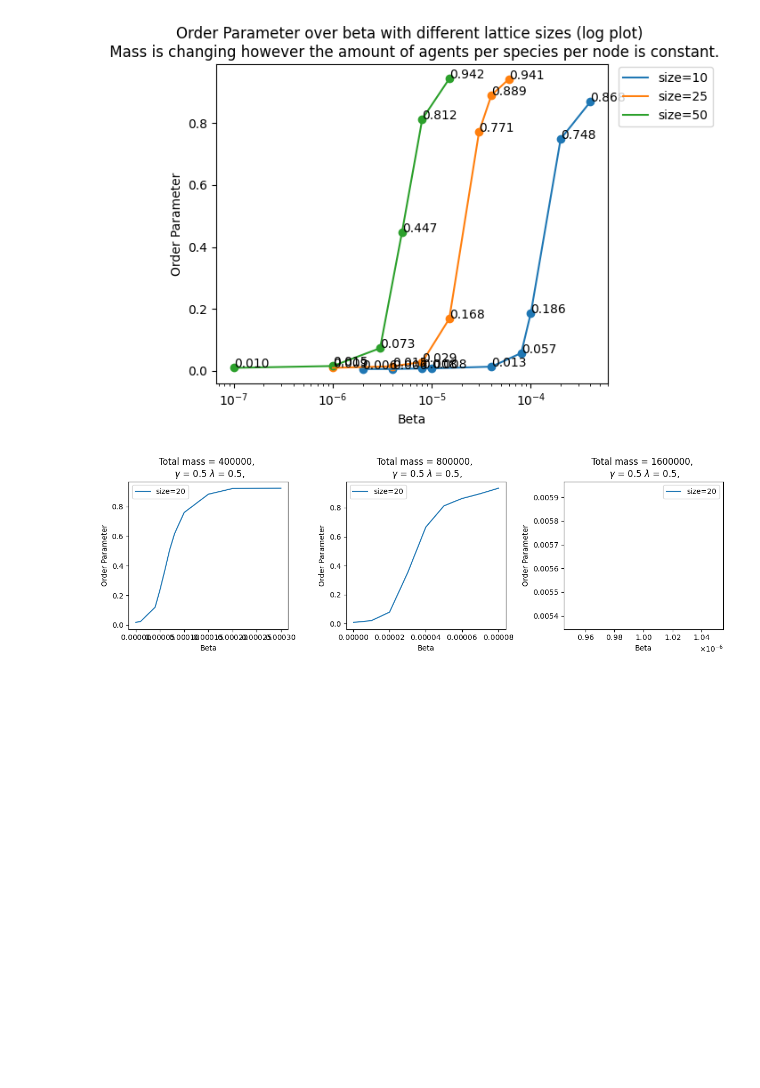
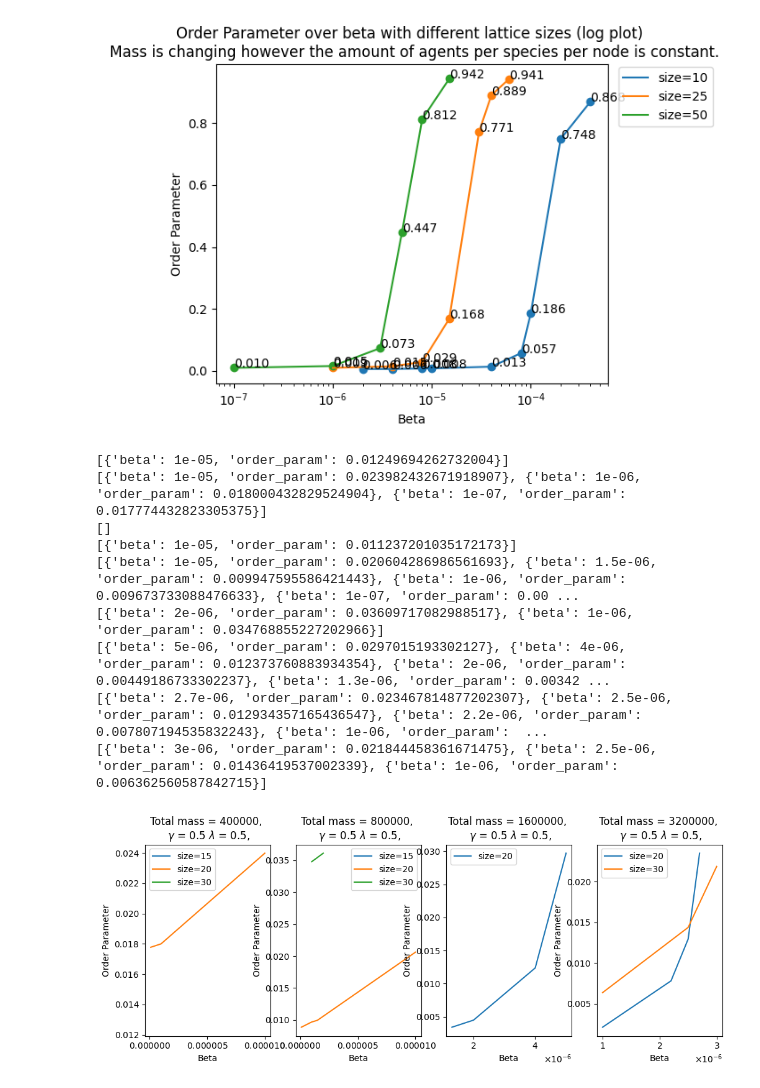
Before and after one commit to yustarandomname/territories-in-three-dimensions, a Jupyter notebook: plot-data/orderparams.ipynb, the cells around one changed output. Cells and saved outputs as stored; diff of their text form; code cells hidden in the pictures; blank space fills up the shorter version.

Commit message:
added data

```diff
--- a/plot-data/orderparams.ipynb
+++ b/plot-data/orderparams.ipynb
@@ -356,8 +356,45 @@ total_masses_data = {
         "1600000": {
             "lattice_sizes": {
                 "20": [
-                    {"beta": 1e-6, "order_param": 0.00565529881447463},
+                    {"beta": 2e-5, "order_param": 0.9343744015008897},
+                    {"beta": 1.5e-5, "order_param": 0.9141076967739856},
+                    {"beta": 1.3e-5, "order_param": 0.8694104011755375},
+                    {"beta": 1e-5, "order_param": 0.7007403131820791},
+                    {"beta": 8e-6, "order_param": 0.4341876854900345},
+                    {"beta": 7e-6, "order_param": 0.28066524378251206},
+                    {"beta": 6e-6, "order_param": 0.08939656822593903},
+                    {"beta": 5e-6, "order_param": 0.0297015193302127},
+                    {"beta": 4e-6, "order_param": 0.012373760883934354},
+                    {"beta": 2e-6, "order_param": 0.00449186733302237},
+                    {"beta": 1.3e-6, "order_param": 0.0034209574672494775},
                 ]
+            }
+        },
+        "3200000": {
+            "lattice_sizes": {
+                "20": [
+                    {"beta": 1e-5, "order_param": 0.934957603707335},
+                    {"beta": 8e-6, "order_param": 0.9189923314468369},
+                    {"beta": 7e-6, "order_param": 0.8907021732624344},
+                    {"beta": 6e-6, "order_param": 0.8073116680315979},
+                    {"beta": 5e-6, "order_param": 0.7207443904119935},
+                    {"beta": 4e-6, "order_param": 0.4539445901114034},
+                    {"beta": 3.5e-6, "order_param": 0.23593703357488566},
+                    {"beta": 3e-6, "order_param": 0.055712714658219545},
+                    {"beta": 2.7e-6, "order_param": 0.023467814877202307},
+                    {"beta": 2.5e-6, "order_param": 0.012934357165436547},
+                    {"beta": 2.2e-6, "order_param": 0.007807194535832243},
+                    {"beta": 1e-6, "order_param": 0.002119511012651048},
+                ],
+                "30": [
+                    {"beta": 1e-5, "order_param": 0.8822246569718766},
+                    {"beta": 8e-6, "order_param": 0.7652629224007588},
+                    {"beta": 7e-6, "order_param": 0.6579431757952714},
+                    {"beta": 6e-6, "order_param": 0.4787635107065011},
+                    {"beta": 3e-6, "order_param": 0.021844458361671475},
+                    {"beta": 2.5e-6, "order_param": 0.01436419537002339},
+                    {"beta": 1e-6, "order_param": 0.006362560587842715},
+                ],
             }
         },
     },
@@ -383,49 +420,54 @@ lambda_gamma_data = {
 }
 
 
-fig, ax = plt.subplots(1, 3, figsize=(12, 4))
+fig, ax = plt.subplots(1, 4, figsize=(12, 4))
 
 for index, param in enumerate(total_masses_data["total_masses"]):
     masses = total_masses_data["total_masses"][param]
 
     for sizes in masses["lattice_sizes"]:
-        data = masses["lattice_sizes"][sizes]
+        data_raw = masses["lattice_sizes"][sizes]
+        data = list(filter(lambda x: x["order_param"] < 0.05, data_raw))
+        print(data)
+
         betas = [d["beta"] for d in data]
         order_params = [d["order_param"] for d in data]
 
-        if sizes == "20":
-            ax[index].plot(betas, order_params, label="size=" + str(sizes))
-            # ax[index].scatter(x=betas, y=order_params)
-            ax[index].legend()
-
-            # for i in range(len(betas)):
-            # ax[index].annotate(
-            # str(order_params[i])[:5], (betas[i], order_params[i])
-            # )
+        ax[index].plot(betas, order_params, label="size=" + str(sizes))
+        ax[index].legend()
 
     ax[index].title.set_text(
         "Total mass = " + str(param) + ", \n $\gamma$ = 0.5 $\lambda$ = 0.5, "
     )
     ax[index].xaxis.set_major_formatter(formatter)
     ax[index].set_ylabel("Order Parameter")
     ax[index].set_xlabel("Beta")
 
 
 # for param in lambda_gamma_data["data"]:
 #     betas = [d["beta"] for d in lambda_gamma_data["data"]]
 #     order_params = [d["order_param"] for d in lambda_gamma_data["data"]]
 
 #     for i in range(len(betas)):
 #         ax[2].annotate(str(order_params[i])[:5], (betas[i], order_params[i]))
 
 #     ax[2].plot(betas, order_params, label="total_mass=" + str(param))
 #     ax[2].scatter(x=betas, y=order_params)
 #     ax[2].title.set_text("Total Mass = 400000, \n $\gamma$ = 0.25 $\lambda$ = 0.5, ")
 #     ax[2].xaxis.set_major_formatter(formatter)
 
 plt.show()
 # %% [output]
+[{'beta': 1e-05, 'order_param': 0.01249694262732004}]
+[{'beta': 1e-05, 'order_param': 0.023982432671918907}, {'beta': 1e-06, 'order_param': 0.018000432829524904}, {'beta': 1e-07, 'order_param': 0.017774432823305375}]
+[]
+[{'beta': 1e-05, 'order_param': 0.011237201035172173}]
+[{'beta': 1e-05, 'order_param': 0.020604286986561693}, {'beta': 1.5e-06, 'order_param': 0.009947595586421443}, {'beta': 1e-06, 'order_param': 0.009673733088476633}, {'beta': 1e-07, 'order_param': 0.00 ...
+[{'beta': 2e-06, 'order_param': 0.03609717082988517}, {'beta': 1e-06, 'order_param': 0.034768855227202966}]
+[{'beta': 5e-06, 'order_param': 0.0297015193302127}, {'beta': 4e-06, 'order_param': 0.012373760883934354}, {'beta': 2e-06, 'order_param': 0.00449186733302237}, {'beta': 1.3e-06, 'order_param': 0.00342 ...
+[{'beta': 2.7e-06, 'order_param': 0.023467814877202307}, {'beta': 2.5e-06, 'order_param': 0.012934357165436547}, {'beta': 2.2e-06, 'order_param': 0.007807194535832243}, {'beta': 1e-06, 'order_param':  ...
+[{'beta': 3e-06, 'order_param': 0.021844458361671475}, {'beta': 2.5e-06, 'order_param': 0.01436419537002339}, {'beta': 1e-06, 'order_param': 0.006362560587842715}]
-[figure, old version]
+[figure, new version]
 # %%
 import matplotlib.pyplot as plt
 
```
Also changed, not shown: parts of 2 cells of this notebook, 14 other files.
